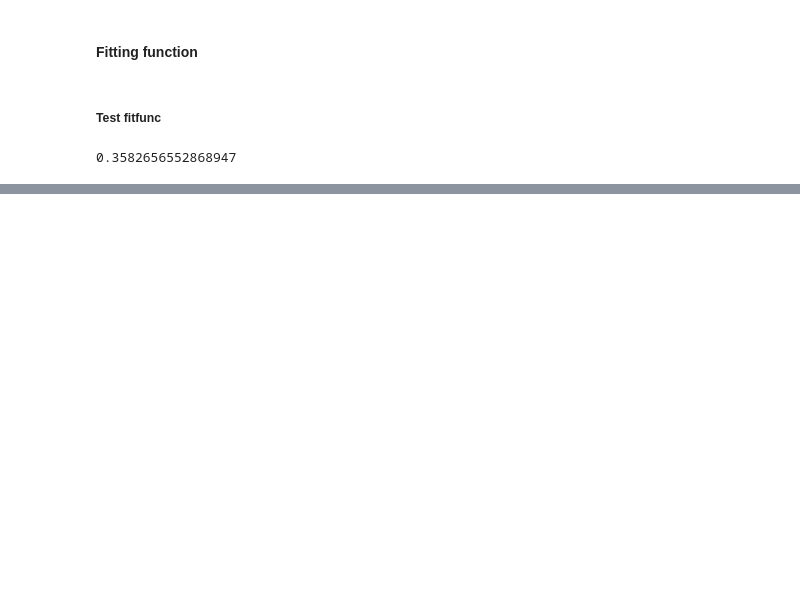
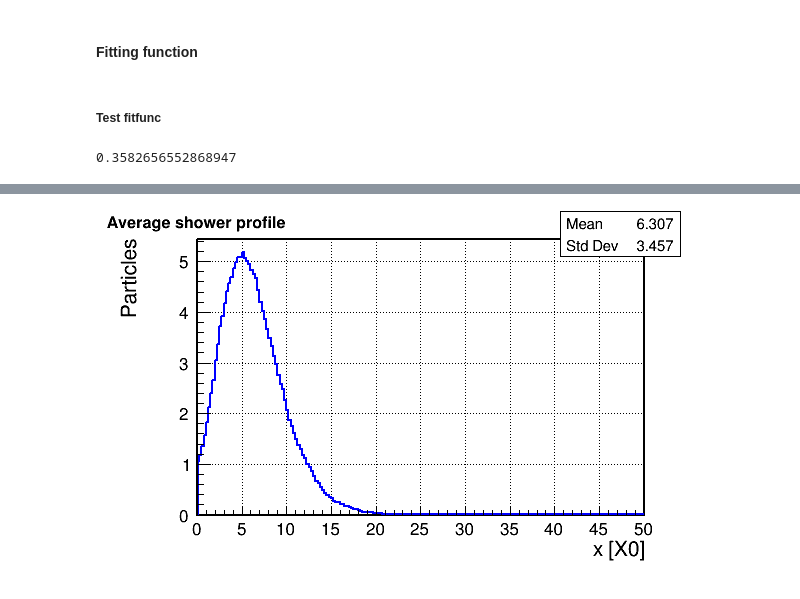
Before and after one commit to draczew23/MPPE_homeworks, a Jupyter notebook: hom4.ipynb, the cells around one changed output, grey strips where cells are left out. Drawn from its saved outputs; the diff is of its cells as text; code cells hidden in the pictures; blank space fills up the shorter version.

```diff
--- a/hom4.ipynb
+++ b/hom4.ipynb
@@ -239,0 +298,16 @@ a
+# %%
+# Repeat shower simulation multiple times
+
+avprofile=shprofile
+avprofile.SetNameTitle("havprof","Average shower profile")
+avprofile.Reset()
+
+Nmc = 1000
+myshowers = []
+
+for imc in range(Nmc):
+    newshower = emShower(E0,q0,0.)
+    newshower.develope(Ec,dEdx)
+    myshowers.append(newshower)
+    if (imc+1)%100 == 0:
+        print(imc+1,' showers generated ',myshowers[imc].npar,' particles')
@@ -239,0 +325,22 @@ a
+# %%
+# Average generated showers
+
+wmc = 1/Nmc
+
+for newshower in myshowers:
+    newprofile=newshower.profile(Nprof,Xmax)
+#    newprofile=myshowers[imc].profile(Nprof,Xmax)
+    avprofile.Add(newprofile,wmc)
+    newprofile.Delete()
+
+csh2 = TCanvas('csh2')
+
+avprofile.DrawCopy()
+# avprofile.Fit(fitfunc)
+
+csh2.Update()
+csh2.Print('avprofile.png')
+
+Image(filename='avprofile.png')
+# %% [output]
+[figure, added]
```
Also changed, not shown: parts of 7 cells of this notebook, 1 other file.
